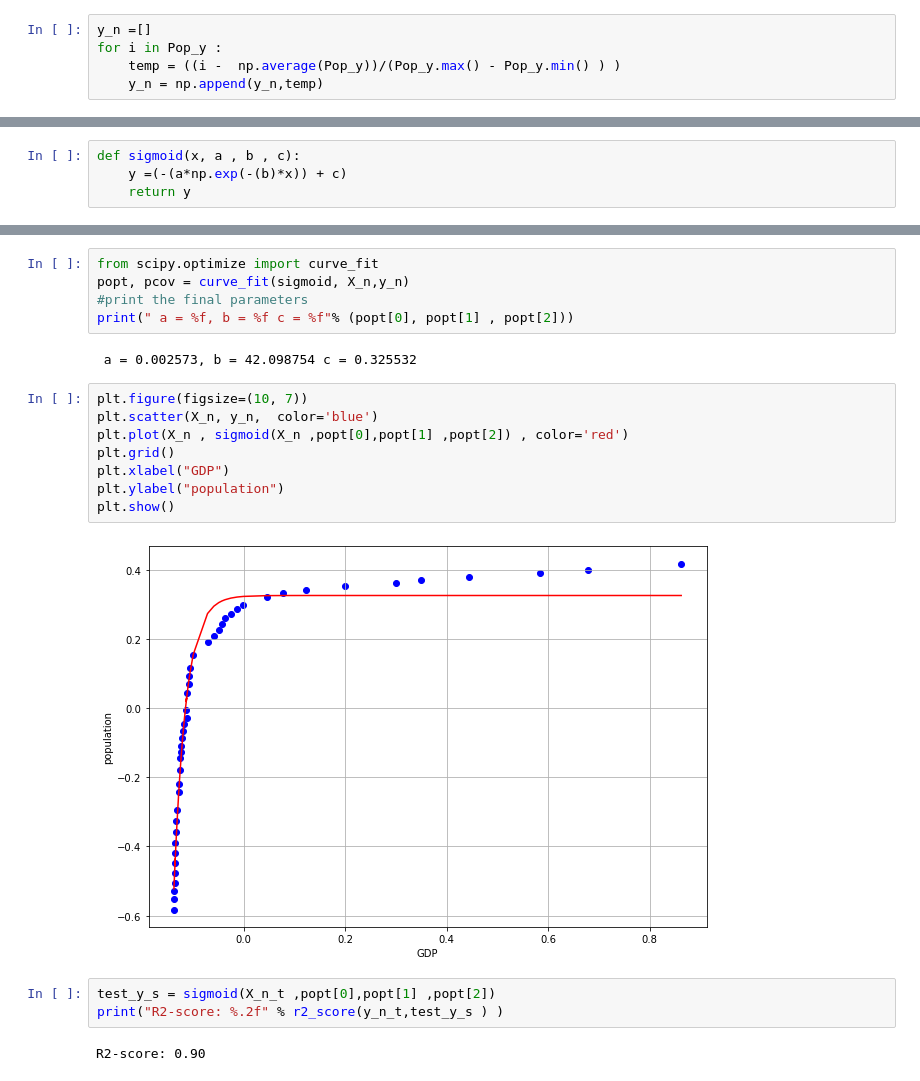
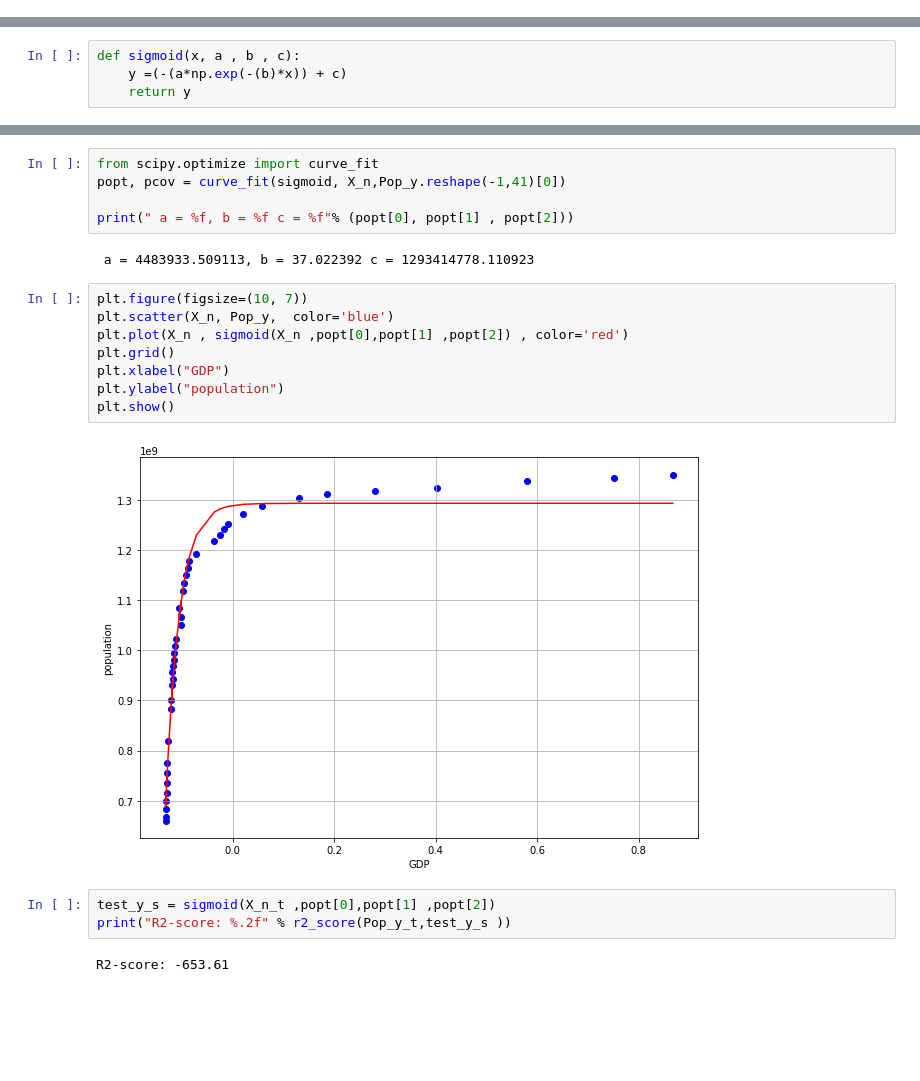
Before and after one commit to fatemepasandide/ML_examples, a Jupyter notebook: china population and GDP.ipynb, the cells around one changed output, grey strips where cells are left out. Drawn from its saved outputs; the diff is of its cells as text; blank space fills up the shorter version.

```diff
--- a/china population and GDP.ipynb
+++ b/china population and GDP.ipynb
@@ -70,11 +70,6 @@ Pop_y = np.asanyarray(train[['Population']])
 GDP_X = np.asanyarray(train[['GDP']])
 # %% [markdown]
 #### Train Data Normalization
-# %%
-y_n =[]
-for i in Pop_y :
-    temp = ((i -  np.average(Pop_y))/(Pop_y.max() - Pop_y.min() ) )
-    y_n = np.append(y_n,temp)
 # %%
 X_n =[]
 for i in GDP_X :
@@ -174,22 +164,22 @@ plt.grid()
 # %%
 from scipy.optimize import curve_fit
-popt, pcov = curve_fit(sigmoid, X_n,y_n)
-#print the final parameters
+popt, pcov = curve_fit(sigmoid, X_n,Pop_y.reshape(-1,41)[0])
+
 print(" a = %f, b = %f c = %f"% (popt[0], popt[1] , popt[2]))
 # %% [output]
- a = 0.002573, b = 42.098754 c = 0.325532
+ a = 4483933.509113, b = 37.022392 c = 1293414778.110923
 # %%
 plt.figure(figsize=(10, 7))
-plt.scatter(X_n, y_n,  color='blue')
+plt.scatter(X_n, Pop_y,  color='blue')
 plt.plot(X_n , sigmoid(X_n ,popt[0],popt[1] ,popt[2]) , color='red')
 plt.grid()
 plt.xlabel("GDP")
 plt.ylabel("population")
 plt.show()
 # %% [output]
-[figure, old version]
+[figure, new version]
 # %%
 test_y_s = sigmoid(X_n_t ,popt[0],popt[1] ,popt[2])
-print("R2-score: %.2f" % r2_score(y_n_t,test_y_s ) )
+print("R2-score: %.2f" % r2_score(Pop_y_t,test_y_s ))
 # %% [output]
-R2-score: 0.90
+R2-score: -653.61
```
Also changed, not shown: parts of 10 cells of this notebook.
